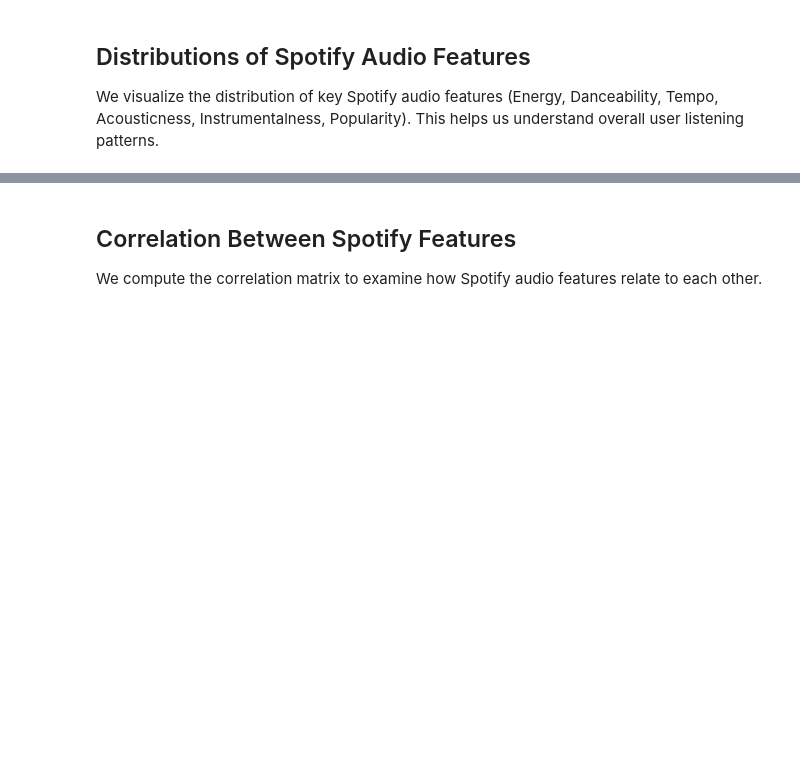
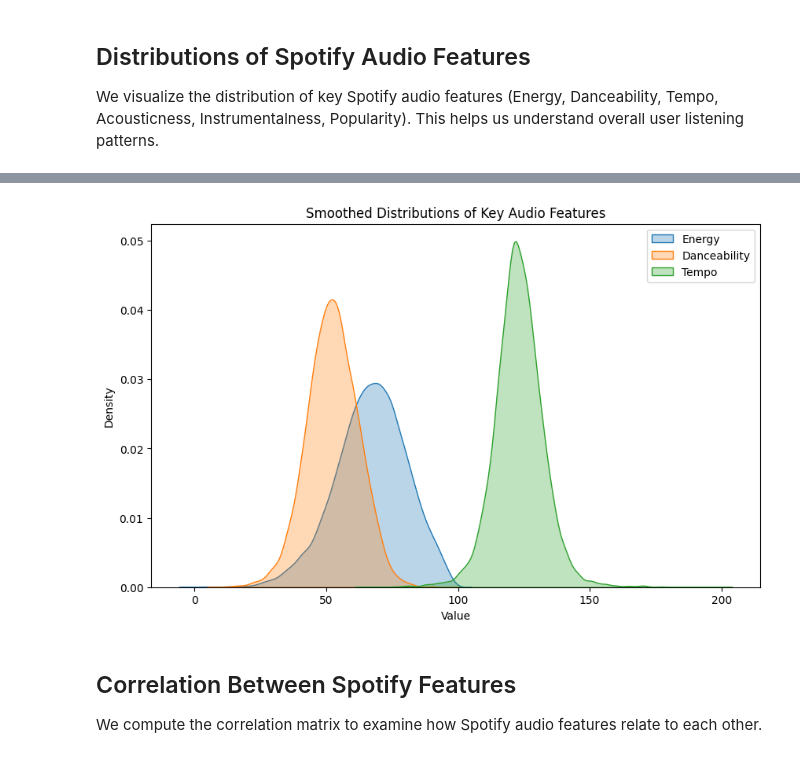
Before and after one commit to samikshakarimbil/genre-predictor, a Jupyter notebook: data_exploration.ipynb, the cells around one changed output, grey strips where cells are left out. Cells and saved outputs as stored; diff of their text form; code cells hidden in the pictures; blank space fills up the shorter version.

```diff
--- a/data_exploration.ipynb
+++ b/data_exploration.ipynb
@@ -52,13 +52,3 @@ user_features.shape
 ## Distributions of Spotify Audio Features
 
 We visualize the distribution of key Spotify audio features (Energy, Danceability, Tempo, Acousticness, Instrumentalness, Popularity). This helps us understand overall user listening patterns.
-# %%
-features_to_plot = ["Energy", "Danceability", "Tempo", "Acousticness",
-                    "Instrumentalness", "Popularity"]
-
-for f in features_to_plot:
-    user_features[f].plot.hist(bins=30)
-    plt.title(f"Distribution of {f}")
-    plt.xlabel(f)
-    plt.ylabel("Frequency")
-    plt.show()
@@ -72,3 +55,15 @@ for f in features_to_plot:
+# %%
+plt.figure(figsize=(10, 6))
+for f in ["Energy", "Danceability", "Tempo"]:
+    sns.kdeplot(user_features[f], label=f, fill=True, alpha=0.3)
+
+plt.title("Smoothed Distributions of Key Audio Features")
+plt.xlabel("Value")
+plt.ylabel("Density")
+plt.legend()
+plt.show()
+# %% [output]
+[figure, added]
 # %% [markdown]
 ## Correlation Between Spotify Features
 
```
Also changed, not shown: parts of 6 cells of this notebook, 1 other file.
